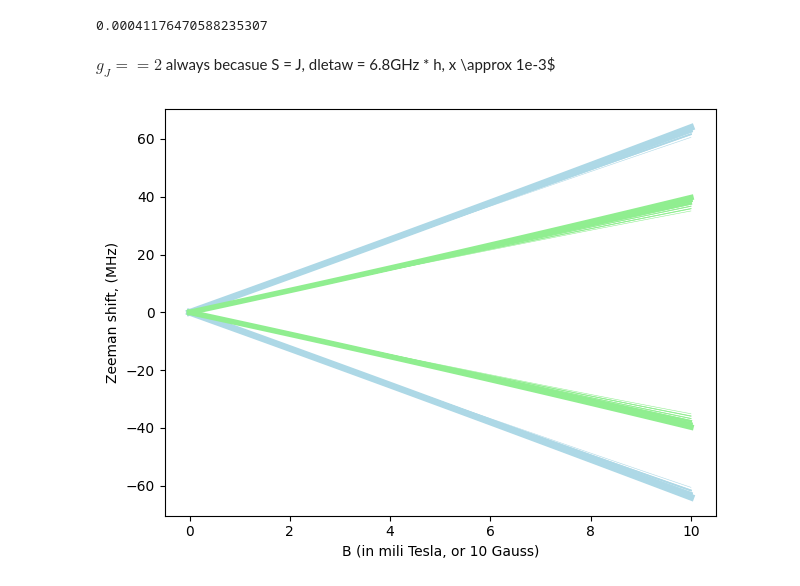
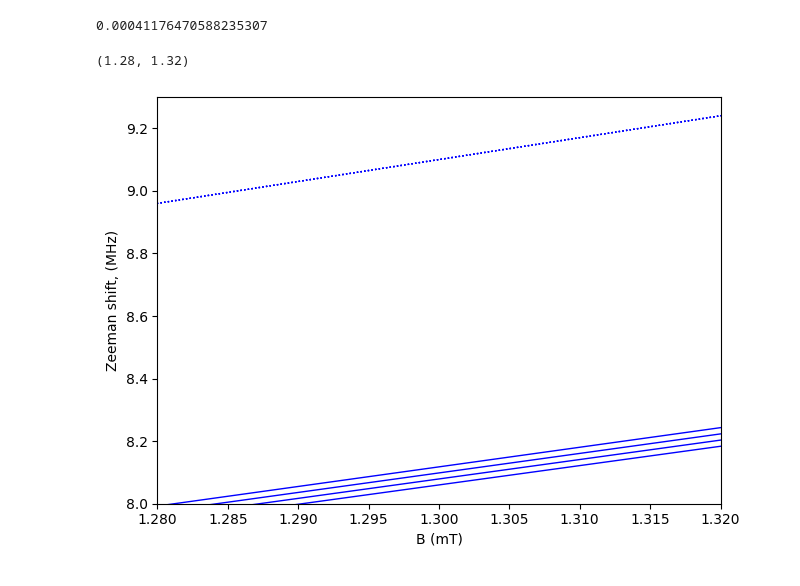
Before and after one commit to JiakaiW/NAQCPulseSimBackendForQiskit, a Jupyter notebook: analysis.ipynb, the cells around one changed output. Drawn from its saved outputs; the diff is of its cells as text; code cells hidden in the pictures.

```diff
--- a/analysis.ipynb
+++ b/analysis.ipynb
@@ -75,68 +107,67 @@ x
 # %% [output]
 0.00041176470588235307
 # %%
-def strongfield_transition_frequency(F,mF1,mF2,B , I = 3/2):
-    assert abs(mF1 - mF2) == 1 or abs(mF1 - mF2) == 0
+def strongfield_transition_frequency(mF1,
+                                     mF2,
+                                     B, # in mT
+                                     I):
+    assert abs(mF1 - mF2) == 1
     if I == 3/2:
         hyperfine_spacing = 6.8 #GHz
     elif I == 5/2:
-        hyperfine_spacing = 3 #GHz
-    x = 2 /hyperfine_spacing * muB_in_frequency*B  *1e-3# unitless
-    # print(x)
-    # big_mf = np.max([mF1,mF2])
-    # small_mf = np.min([mF1,mF2])
-    # return   hyperfine_spacing /2 * ( np.sqrt(1+4*big_mf/(2*I + I)*x + x**2)  - np.sqrt(1+4*small_mf/(2*I + I)*x + x**2)   ) *1e3 # MHz
-    return   hyperfine_spacing /2 * ( np.sqrt(1+4*mF1/(2*I + I)*x + x**2)  - np.sqrt(1+4*mF2/(2*I + I)*x + x**2)   ) *1e3 # MHz
+        hyperfine_spacing = 3.1 #GHz
+    gj = 2
+    gi = 0
+    x = (gj+gi) /hyperfine_spacing * muB_in_frequency* B*1e-3# unitless
+    return  hyperfine_spacing /2 * ( np.sqrt(1+4*mF1/(2*I + I)*x + x**2)  - np.sqrt(1+4*mF2/(2*I + I)*x + x**2)   ) *1e3 # MHz
-# %% [markdown]
-$g_J == 2$ always becasue S = J, dletaw = 6.8GHz * h, x \approx 1e-3$
 # %%
 import matplotlib.pyplot as plt
 
 heuristical_lw = {
     3/2: {
-        (2,1):0.1,
         (1,2):0.1,
-        (1,0):0.3,
         (0,1):0.3,
-        (0,-1):0.6,
         (-1,0):0.6,
-        (-1,-2):1.2,
         (-2,-1):1.2,
     },
     5/2: {
         (2,3):0.1,
-        (3,2):0.1,
         (1,2):0.15,
-        (2,1):0.15,
-        (1,0):0.15,
         (0,1):0.15,
-        (0,-1):0.4,
         (-1,0):0.4,
-        (-1,-2):0.6,
         (-2,-1):0.6,
         (-3,-2):1,
-        (-2,-3):1
     }
 }
 
-B_list = np.linspace(0,10,100)
-for I, name,F_list in zip([3/2,5/2],
-                      ['87','85'],
-                      [[1,2],[2,3]]):
-    for F in F_list:
-        # Get index of allowed transitions
-        mF_list =unique([(i,j) for i in range(-1*F, F+1) for j in range(-1*F, F+1) if np.abs(i-j) == 1])
-        for (mF1,mF2) in mF_list:
-            freq = []
-            for B in B_list:
-                freq.append(strongfield_transition_frequency(F = F,mF1=mF1,mF2=mF2,B =B, I = I))
-            plt.plot(B_list,freq,label =f'{mF1}->{mF2}',lw=heuristical_lw[I][(mF1,mF2)]*4,color = 'lightblue' if I == 3/2 else 'lightgreen')
-# plt.legend()
-plt.xlabel('B (in mili Tesla, or 10 Gauss)')
+B_list = np.linspace(0,2,100) # in mT
+for I, name in zip([3/2,5/2],
+                      ['87','85']):
+
+    if I == 3/2:
+        gf = 0.5
+    else:
+        gf = 1/3
+
+    for (mF1,mF2),lw in heuristical_lw[I].items():
+        strong_field_freq = []
+        for B in B_list:
+            strong_field_freq.append(np.abs(strongfield_transition_frequency(mF1=mF1,mF2=mF2,B =B, I = I)))
+        plt.plot(B_list,strong_field_freq,label =f'{mF1}->{mF2}',lw=1,color = 'blue' if I == 3/2 else 'red')
+
+
+        weak_field_freq = []
+        for B in B_list:
+            weak_field_freq.append(np.abs(weekfield_frequency(B,mF1,gf) - weekfield_frequency(B,mF2,gf)))
+        plt.plot(B_list,weak_field_freq,label =f'{mF1}->{mF2}',lw=1,linestyle=':',color = 'blue' if I == 3/2 else 'red')
+
+
+plt.xlabel('B (mT)')
 plt.ylabel('Zeeman shift, (MHz)')
 plt.tight_layout()
 
-# plt.ylim(20,40)
-# plt.xlim(8,10)
+plt.ylim(8,9.3)
+plt.xlim(1.28,1.32)
 # %% [output]
+(1.28, 1.32)
-[figure, old version]
+[figure, new version]
```
Also changed, not shown: parts of 9 cells of this notebook.
